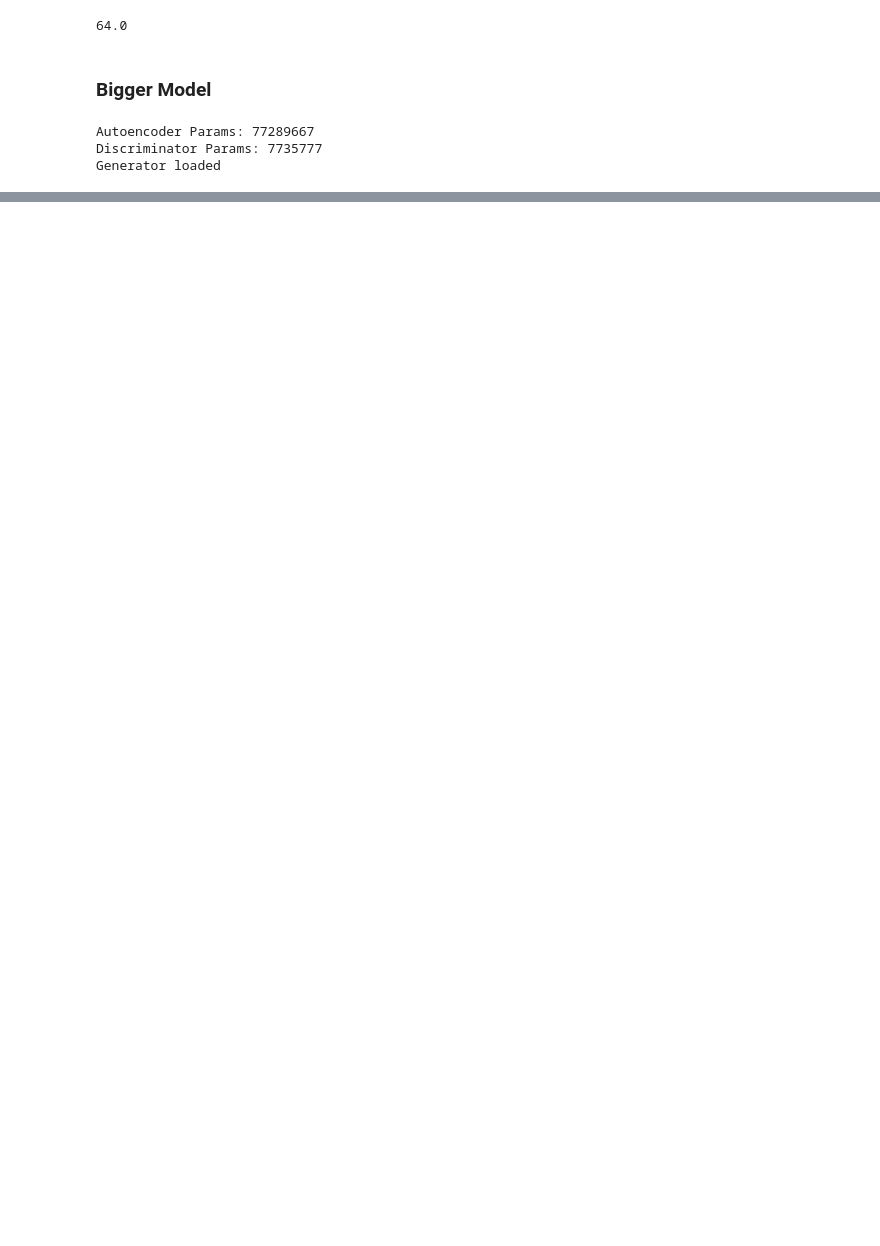
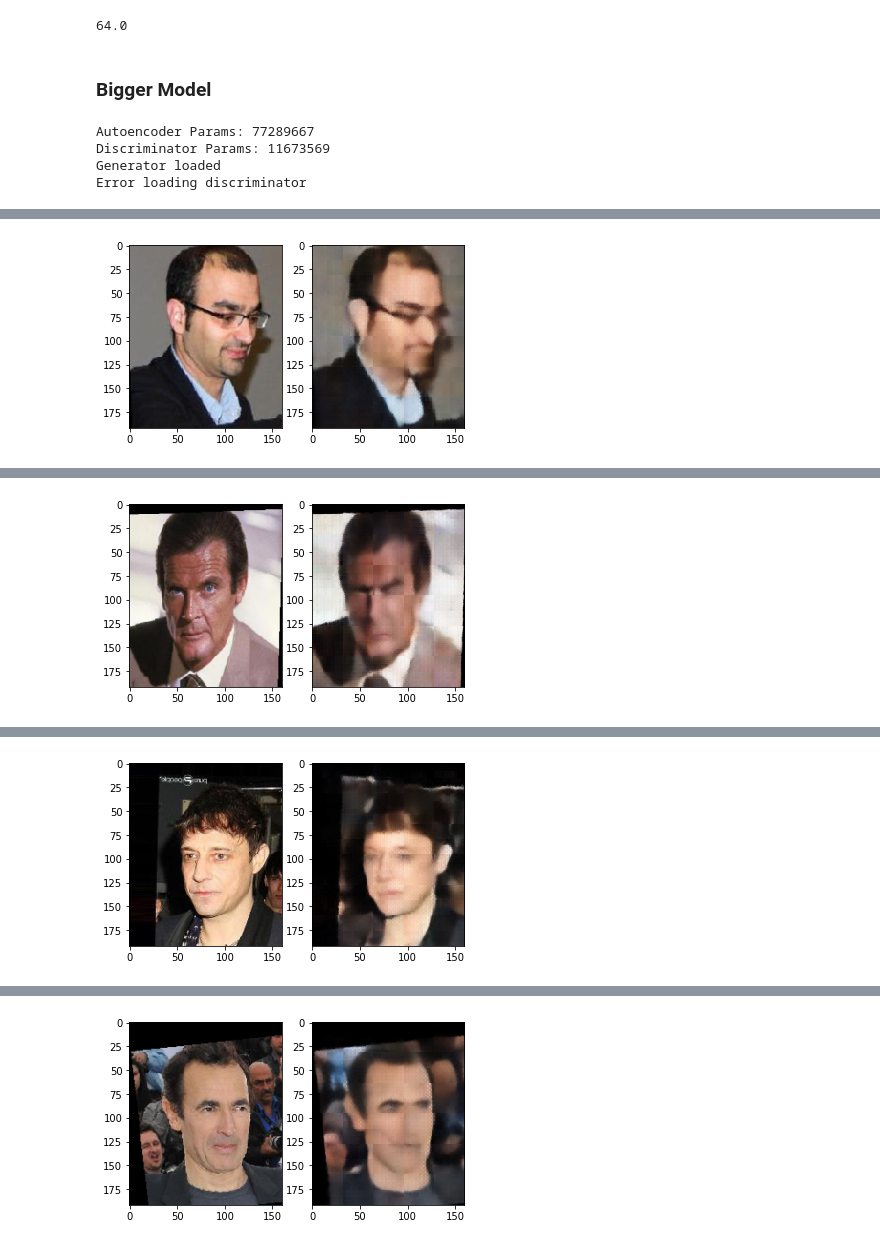
Before and after one commit to escuccim/pytorch-face-autoencoder, a Jupyter notebook: eas7_faces_3_1_g.ipynb, the cells around one changed output, grey strips where cells are left out. Drawn from its saved outputs; the diff is of its cells as text; code cells hidden in the pictures; blank space fills up the shorter version.

```diff
--- a/eas7_faces_3_1_g.ipynb
+++ b/eas7_faces_3_1_g.ipynb
@@ -207,5 +213,5 @@ output_size(i=64, k=3, p=1)
 # %% [markdown]
 ### Bigger Model
 # %%
-epoch_list = []
+epoch_list = [0]
 # %%
@@ -717,12 +793,12 @@ class Discriminator(nn.Module):
         # block 5
         self.conv12 = nn.Conv2d(384, 512, 3, padding=1)
         self.bn12 = nn.BatchNorm2d(512)
-        self.conv13 = nn.Conv2d(512, 512, 3, padding=1)
-        self.bn13 = nn.BatchNorm2d(512)
+        self.conv13 = nn.Conv2d(512, 1024, 3, padding=1)
+        self.bn13 = nn.BatchNorm2d(1024)
 
-        self.fc1 = nn.Conv2d(512, 1024, 1) # code layer
-        self.bn14 = nn.BatchNorm2d(1024)
-        self.fc2 = nn.Conv2d(1024, 1, 1)
+        self.fc1 = nn.Conv2d(1024, 2048, 1) # code layer
+        self.bn14 = nn.BatchNorm2d(2048)
+        self.fc2 = nn.Conv2d(2048, 1, 1)
 
         self.relu = nn.ReLU()
         self.max_pool = nn.MaxPool2d(2,2)
@@ -791,8 +867,8 @@ if use_cuda and torch.cuda.is_available():
     generator.cuda()
     discriminator.cuda()
 
-g_optimizer = optim.Adam(params, lr=0.0002)
-d_optimizer = optim.Adam(discriminator.parameters(), lr=0.001)
+g_optimizer = optim.Adam(params, lr=0.0005)
+d_optimizer = optim.Adam(discriminator.parameters(), lr=0.00000001)
 g_scheduler = optim.lr_scheduler.ExponentialLR(g_optimizer, gamma=0.95)
 d_scheduler = optim.lr_scheduler.ExponentialLR(d_optimizer, gamma=0.95)
 
@@ -803,11 +879,17 @@ except:
   print("Error loading Generator")
 
 try:
-    discriminator.load_state_dict(torch.load("disc_model_3g.pt"))
+    discriminator.load_state_dict(torch.load("disc_model_3.pt"))
     print("Discriminator loaded")
 except:
     print("Error loading discriminator")
 # %% [output]
 Autoencoder Params: 77289667
-Discriminator Params: 7735777
+Discriminator Params: 11673569
 Generator loaded
+Error loading discriminator
+# %%
+# once the discriminator is doing pretty well we'll start to train the networks together
+# train the discriminator to the point where it has useful results
+train_discriminator(discriminator, generator, train_loader, d_optimizer, g_optimizer, num_epochs=1, train_gen=True, train_disc=True, test_loader=test_loader, print_metrics=1000, extra_gen_train=16, plot_images=3000, display_images=1, g_scheduler=g_scheduler, d_scheduler=d_scheduler, d_save_path="disc_model_3.pt", g_save_path="model_3g.pt")
+# %% [output]
@@ -813,0 +899 @@ Generator loaded
+[figure, added]
@@ -813,0 +903 @@ Generator loaded
+[figure, added]
@@ -813,0 +907 @@ Generator loaded
+[figure, added]
@@ -813,0 +911 @@ Generator loaded
+[figure, added]
```
Also changed, not shown: parts of 18 cells of this notebook.
